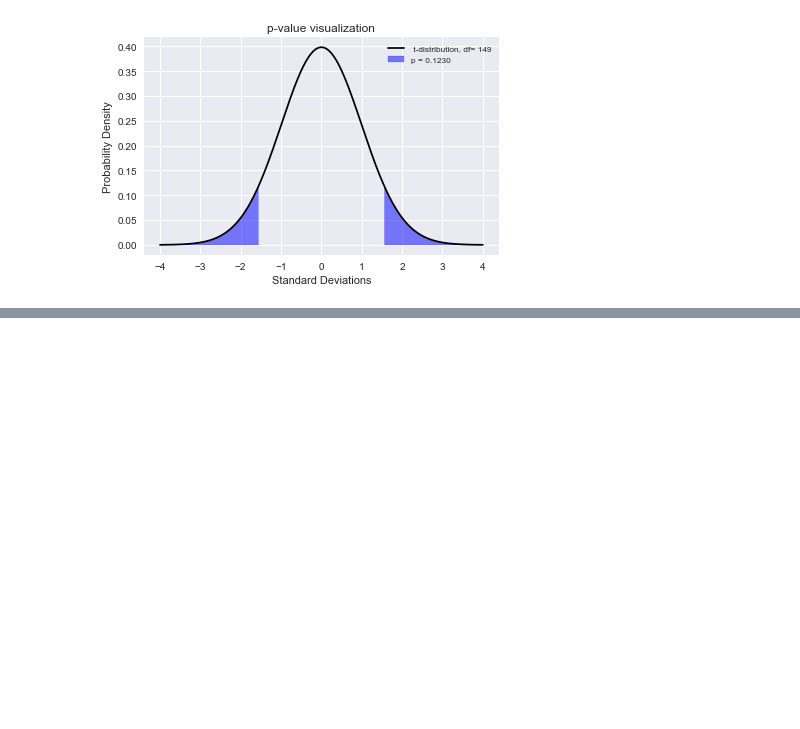
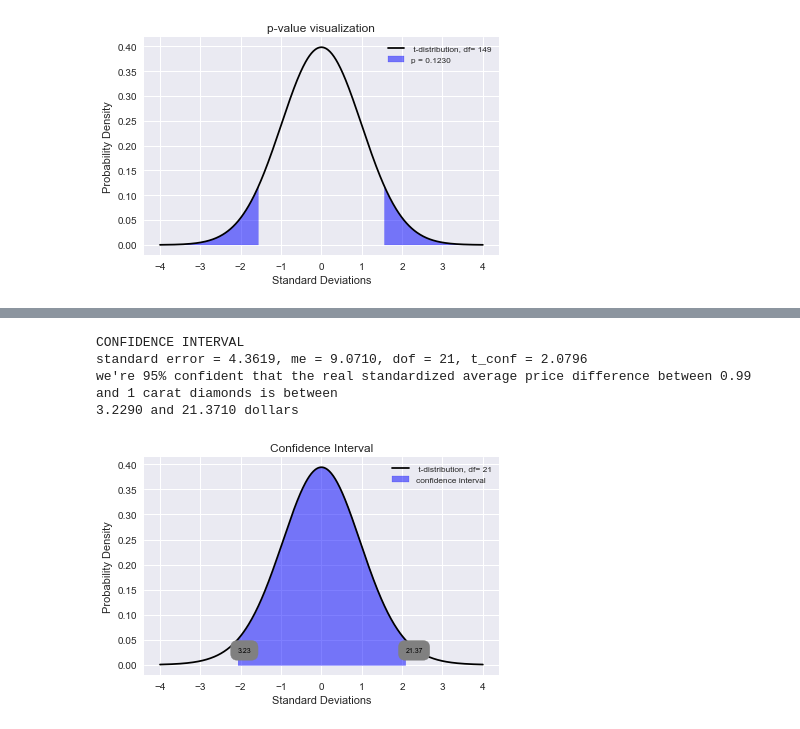
Before and after one commit to mseyhan/statistical-learning, a Jupyter notebook: chapter7_3.ipynb, the cells around one changed output, grey strips where cells are left out. Saved outputs shown, nothing was run; the diff lists cells and outputs as text; code cells hidden in the pictures; blank space fills up the shorter version.

```diff
--- a/chapter7_3.ipynb
+++ b/chapter7_3.ipynb
@@ -335,0 +625,59 @@ there's a difference in smoker and nonsmoker mothers' average infant weights.
+# %%
+'''7.26 Diamonds, Part II. In Exercise 7.24, we discussed diamond prices (standardized by weight) for dia-
+monds with weights 0.99 carats and 1 carat. See the table for summary statistics, and then construct a 95%
+confidence interval for the average difference between the standardized prices of 0.99 and 1 carat diamonds.
+You may assume the conditions for inference are met.'''
+
+xbars = np.array([44.51,56.81])
+std = np.array([13.32,16.13])
+size = np.array([23,23])
+n = 23
+xbar = max(xbars) - min(xbars) # difference of two means
+
+x0 = 0 # null value
+cl = .95 # confidence level
+sl = 1-cl # significance level
+s1t = sl/2 # significance level in one tail
+dof = n-2 # degrees of freedom
+
+se = np.sqrt(sum(std**2/size)) # standard error, extended
+t = (xbar - x0) / se # compute t-score
+two_t = [t,t*(-1)] # t-scores for right and left tail
+p1t = stats.t.cdf(x=min(two_t), df=dof) # one tail probability -left tail-
+p = stats.t.cdf(x=min(two_t), df=dof) * 2 # two tailed p-value of corresponding t-score
+
+# CONFIDENCE INTERVAL
+fig = plt.figure(figsize=(14,4))
+x = np.linspace(-4, 4, 500)
+
+t_conf = stats.t.ppf(1-s1t, dof) # upper tail is 1 - confidence level /2 (one tail)
+
+me = t_conf * se
+lo = xbar - me
+hi = xbar + me
+print('''CONFIDENCE INTERVAL
+standard error = {se:.4f}, me = {me:.4f}, dof = {dof}, t_conf = {t_conf:.4f}
+we're {cl:.0%} confident that the real standardized average price difference between 0.99 and 1 carat diamonds is between
+{lo:.4f} and {hi:.4f} dollars'''
+.format(cl=cl,se=se,me=me,lo=lo,hi=hi,dof=dof,t_conf=t_conf))
+
+ax_conf = fig.add_subplot(1,2,2)
+y = stats.t.pdf(x, dof)
+two_t_conf = [t_conf, (t_conf)*-1]
+
+ax_conf.plot(x, y, color='black',label=f' t-distribution, df= {dof}'.format(df=dof))
+ax_conf.fill_between(x, y, color='blue', alpha=0.5, where= ~((x<min(two_t_conf)) | (x>max(two_t_conf))) ,label="confidence interval")
+ax_conf.set_ylabel('Probability Density')
+ax_conf.set_xlabel('Standard Deviations')
+ax_conf.set_title('Confidence Interval')
+ax_conf.text(min(two_t_conf), stats.t.cdf(x=min(two_t_conf), df=dof), '{t_lo:.2f}'.format(t_lo=lo), color='black',
+        bbox=dict(facecolor='none', edgecolor='black', boxstyle='round,pad=1', color='gray'),fontsize='x-small')
+ax_conf.text(max(two_t_conf), stats.t.cdf(x=min(two_t_conf), df=dof), '{t_hi:.2f}'.format(t_hi=hi), color='black',
+        bbox=dict(facecolor='none', edgecolor='black', boxstyle='round,pad=1', color='gray'),fontsize='x-small')
+legend = ax_conf.legend(shadow=True,fontsize='small')
+# %% [output]
+CONFIDENCE INTERVAL
+standard error = 4.3619, me = 9.0710, dof = 21, t_conf = 2.0796
+we're 95% confident that the real standardized average price difference between 0.99 and 1 carat diamonds is between
+3.2290 and 21.3710 dollars
+[figure, added]
```
Also changed, not shown: parts of 12 cells of this notebook.
